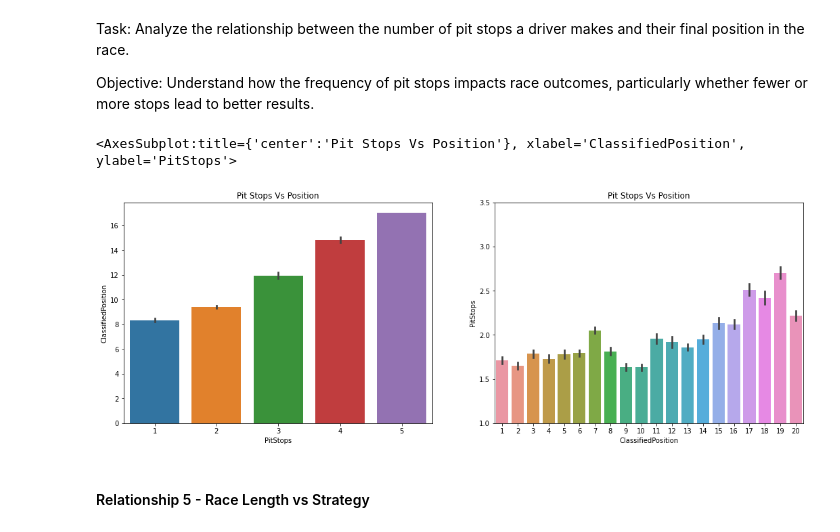
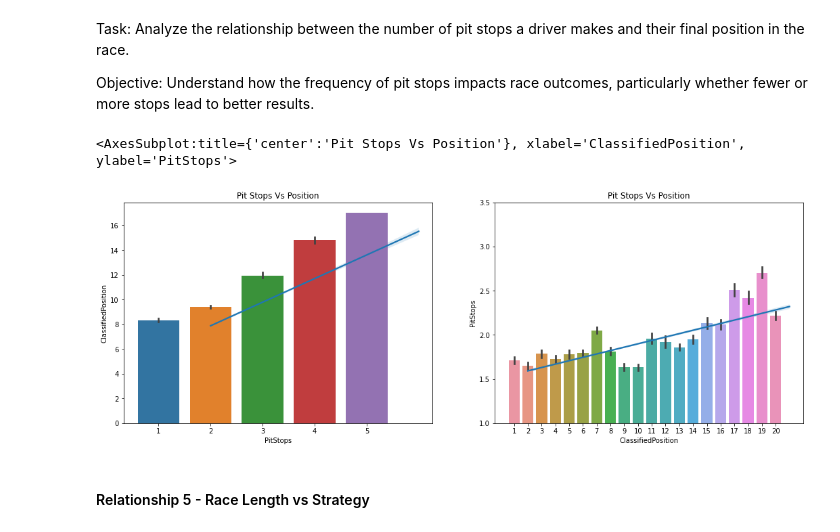
Before and after one commit to MyNameIsCalvinDavis/Data-Science, a Jupyter notebook: F1/F1.ipynb, the cells around one changed output. Cells and saved outputs as stored; diff of their text form; code cells hidden in the pictures.

```diff
--- a/F1/F1.ipynb
+++ b/F1/F1.ipynb
@@ -1504,25 +1504,27 @@ Objective: Understand how the frequency of pit stops impacts race outcomes, part
 # %%
 lapsg = laps_raw.merge(results_raw[["EventName", "Abbreviation", "ClassifiedPosition"]], \
                                 left_on=["EventName", "Driver"], right_on=["EventName", "Abbreviation"])
 lapsg = lapsg[pd.to_numeric(lapsg['ClassifiedPosition'], errors='coerce').notnull()]
 lapsg["ClassifiedPosition"] = lapsg["ClassifiedPosition"].astype(int)
 lapsg = pd.merge(left=lapsg, right=pit_stops, left_on=["EventName", "Driver"], right_on=["EventName", "Driver"])
 lapsg = lapsg[["EventName", "Driver", "Stint", "ClassifiedPosition", "PitStops"]]
 
 fig = plt.figure(figsize=(18,6))
 gs = gridspec.GridSpec(1,2)#, right=0.48, wspace=0.05)
 ax1 = fig.add_subplot(gs[0,0])
 ax2 = fig.add_subplot(gs[0,1])
 
 ax1.set_title("Pit Stops Vs Position")
 ax2.set_title("Pit Stops Vs Position")
 
 plt.ylim(bottom=1, top=3.5)
 sns.barplot(data=lapsg, x="PitStops", y="ClassifiedPosition", ax=ax1)
 sns.barplot(data=lapsg, y="PitStops", x="ClassifiedPosition", ax=ax2)
+sns.regplot(y="ClassifiedPosition", x="PitStops", data=lapsg, ax=ax1, scatter=False)
+sns.regplot(x="ClassifiedPosition", y="PitStops", data=lapsg, ax=ax2, scatter=False)
 # %% [output]
 <AxesSubplot:title={'center':'Pit Stops Vs Position'}, xlabel='ClassifiedPosition', ylabel='PitStops'>
-[figure, old version]
+[figure, new version]
 # %% [markdown]
 #### Relationship 5 - Race Length vs Strategy
 # %% [markdown]
```
Also changed, not shown: parts of 3 cells of this notebook.
